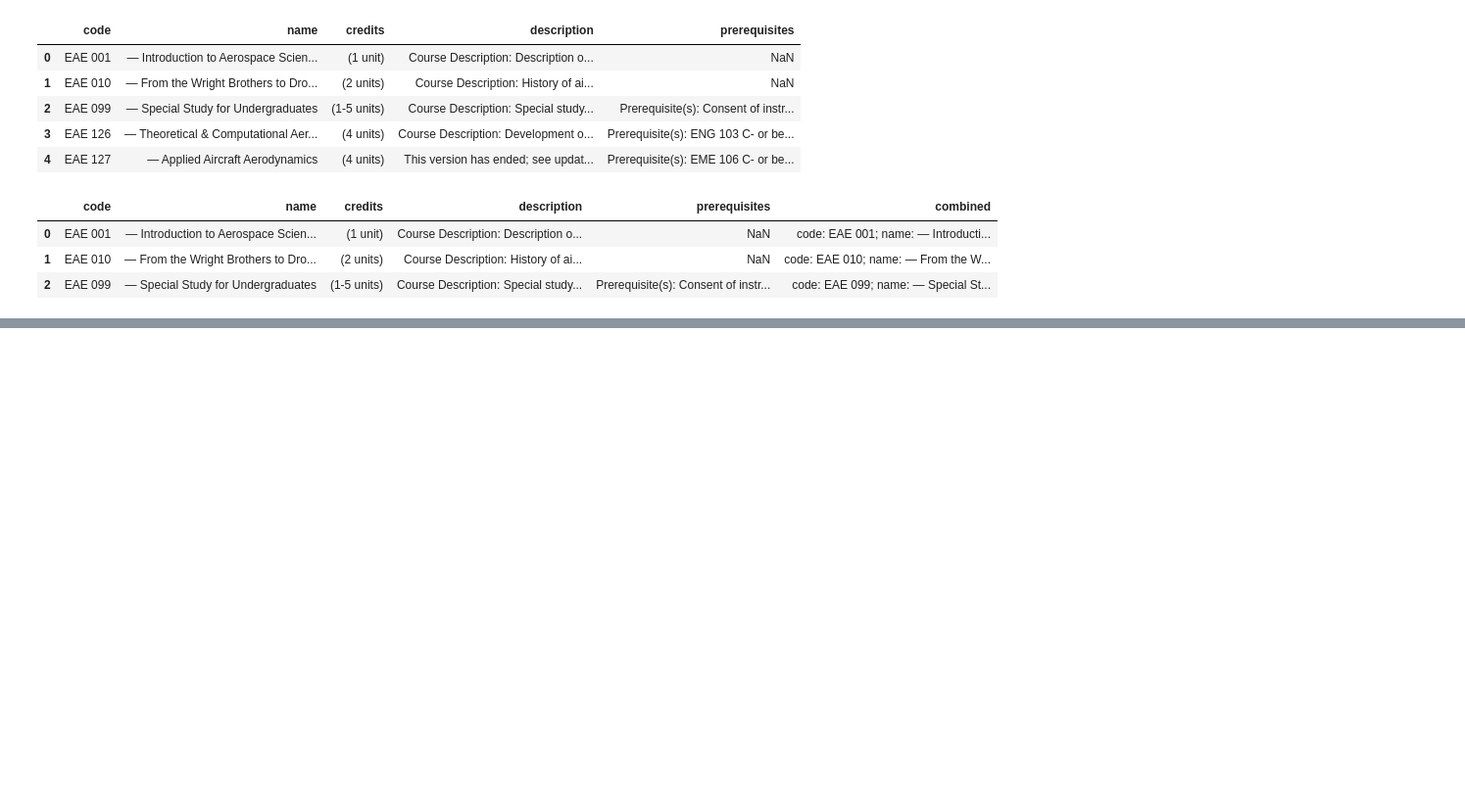
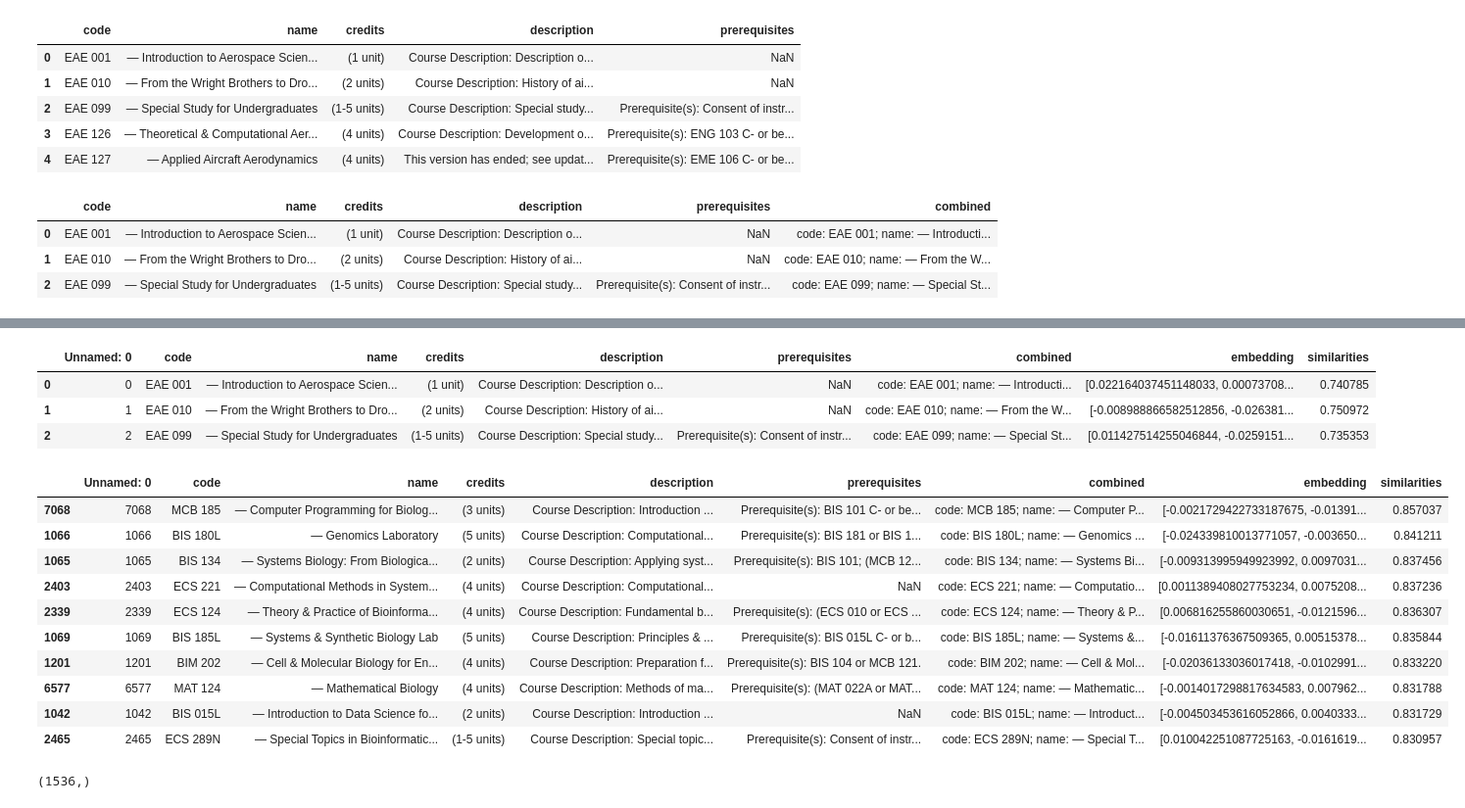
Before and after one commit to puravparab/DavisScripts, a Jupyter notebook: semantic_search.ipynb, the cells around one changed output, grey strips where cells are left out. Shown at 98% size. Cells and saved outputs as stored; diff of their text form; code cells hidden in the pictures; blank space fills up the shorter version.

Commit message:
added notebook for semantic search

```diff
--- a/semantic_search.ipynb
+++ b/semantic_search.ipynb
@@ -86,0 +108,4 @@ df.head(3)
+# %%
+df['embedding'] = df['embedding'].apply(eval).apply(np.array)
+df.to_csv('course_embeddings_cleaned.csv')
+df.head(3)
@@ -86,0 +117,6 @@ df.head(3)
+# %%
+# Enter your prompt
+prompt = "computers and biology"
+# %%
+search_vector = get_embedding(prompt, engine='text-embedding-ada-002')
+search_vector
@@ -86,0 +143,30 @@ df.head(3)
+# %%
+# Use cosine similarity to search courses that are closest to your prompt
+df["similarities"] = df['embedding'].apply(lambda x: cosine_similarity(x, search_vector))
+# %%
+df.head(3)
+# %% [output]
+|  | Unnamed: 0 | code | name | credits | description | prerequisites | combined | embedding | similarities |
+| 0 | 0 | EAE 001 | — Introduction to Aerospace Scien... | (1 unit) | Course Description: Description o... | NaN | code: EAE 001; name: — Introducti... | [0.022164037451148033, 0.00073708... | 0.740785 |
+| 1 | 1 | EAE 010 | — From the Wright Brothers to Dro... | (2 units) | Course Description: History of ai... | NaN | code: EAE 010; name: — From the W... | [-0.008988866582512856, -0.026381... | 0.750972 |
+| 2 | 2 | EAE 099 | — Special Study for Undergraduates | (1-5 units) | Course Description: Special study... | Prerequisite(s): Consent of instr... | code: EAE 099; name: — Special St... | [0.011427514255046844, -0.0259151... | 0.735353 |
+# %%
+# Get top ten courses
+df.sort_values("similarities", ascending=False).head(10)
+# %% [output]
+|  | Unnamed: 0 | code | name | credits | description | prerequisites | combined | embedding | similarities |
+| 7068 | 7068 | MCB 185 | — Computer Programming for Biolog... | (3 units) | Course Description: Introduction ... | Prerequisite(s): BIS 101 C- or be... | code: MCB 185; name: — Computer P... | [-0.0021729422733187675, -0.01391... | 0.857037 |
+| 1066 | 1066 | BIS 180L | — Genomics Laboratory | (5 units) | Course Description: Computational... | Prerequisite(s): BIS 181 or BIS 1... | code: BIS 180L; name: — Genomics ... | [-0.024339810013771057, -0.003650... | 0.841211 |
+| 1065 | 1065 | BIS 134 | — Systems Biology: From Biologica... | (2 units) | Course Description: Applying syst... | Prerequisite(s): BIS 101; (MCB 12... | code: BIS 134; name: — Systems Bi... | [-0.009313995949923992, 0.0097031... | 0.837456 |
+| 2403 | 2403 | ECS 221 | — Computational Methods in System... | (4 units) | Course Description: Computational... | NaN | code: ECS 221; name: — Computatio... | [0.0011389408027753234, 0.0075208... | 0.837236 |
+| 2339 | 2339 | ECS 124 | — Theory & Practice of Bioinforma... | (4 units) | Course Description: Fundamental b... | Prerequisite(s): (ECS 010 or ECS ... | code: ECS 124; name: — Theory & P... | [0.006816255860030651, -0.0121596... | 0.836307 |
+| 1069 | 1069 | BIS 185L | — Systems & Synthetic Biology Lab | (5 units) | Course Description: Principles & ... | Prerequisite(s): BIS 015L C- or b... | code: BIS 185L; name: — Systems &... | [-0.01611376367509365, 0.00515378... | 0.835844 |
+| 1201 | 1201 | BIM 202 | — Cell & Molecular Biology for En... | (4 units) | Course Description: Preparation f... | Prerequisite(s): BIS 104 or MCB 121. | code: BIM 202; name: — Cell & Mol... | [-0.02036133036017418, -0.0102991... | 0.833220 |
+| 6577 | 6577 | MAT 124 | — Mathematical Biology | (4 units) | Course Description: Methods of ma... | Prerequisite(s): (MAT 022A or MAT... | code: MAT 124; name: — Mathematic... | [-0.0014017298817634583, 0.007962... | 0.831788 |
+| 1042 | 1042 | BIS 015L | — Introduction to Data Science fo... | (2 units) | Course Description: Introduction ... | NaN | code: BIS 015L; name: — Introduct... | [-0.004503453616052866, 0.0040333... | 0.831729 |
+| 2465 | 2465 | ECS 289N | — Special Topics in Bioinformatic... | (1-5 units) | Course Description: Special topic... | Prerequisite(s): Consent of instr... | code: ECS 289N; name: — Special T... | [0.010042251087725163, -0.0161619... | 0.830957 |
+# %%
+# Vector size
+df["embedding"][2].shape
+# %% [output]
+(1536,)
```
Also changed, not shown: parts of 9 cells of this notebook, 3 other files.
